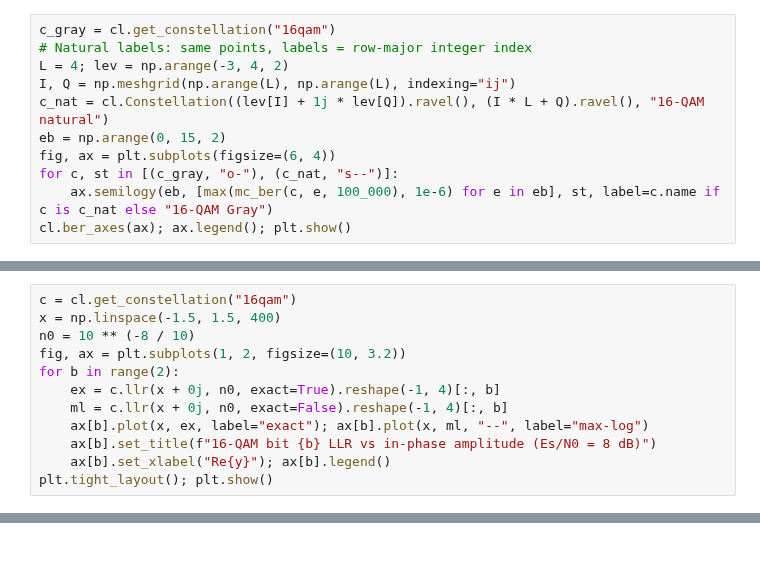
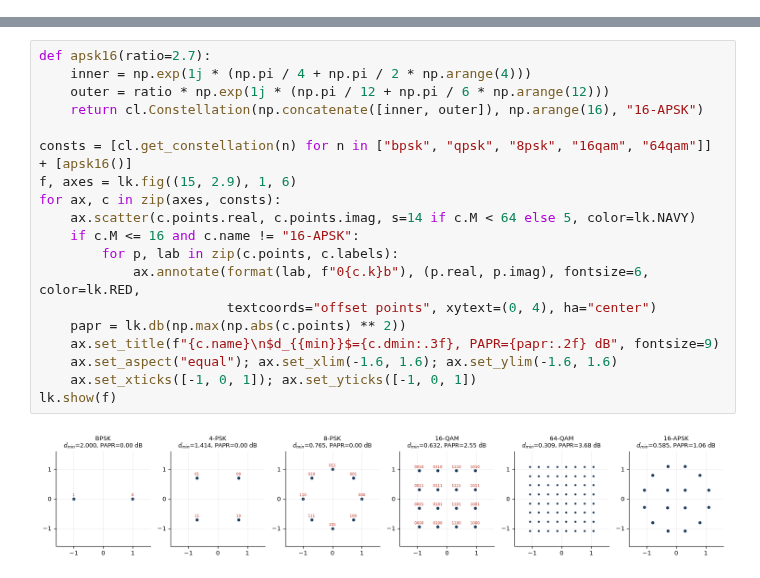
Before and after one commit to JonDuplain16/modern-digital-communications, a Jupyter notebook: moderncomms-labs/labs/lab02_modulation.ipynb, the cells around one changed output, grey strips where cells are left out. Cells and saved outputs as stored; diff of their text form; blank space fills up the shorter version.

```diff
--- a/moderncomms-labs/labs/lab02_modulation.ipynb
+++ b/moderncomms-labs/labs/lab02_modulation.ipynb
@@ -118,11 +0,0 @@ costs one bit error. With natural binary labels it can cost several.
-# %%
-c_gray = cl.get_constellation("16qam")
-# Natural labels: same points, labels = row-major integer index
-L = 4; lev = np.arange(-3, 4, 2)
-I, Q = np.meshgrid(np.arange(L), np.arange(L), indexing="ij")
-c_nat = cl.Constellation((lev[I] + 1j * lev[Q]).ravel(), (I * L + Q).ravel(), "16-QAM natural")
-eb = np.arange(0, 15, 2)
-fig, ax = plt.subplots(figsize=(6, 4))
-for c, st in [(c_gray, "o-"), (c_nat, "s--")]:
-    ax.semilogy(eb, [max(mc_ber(c, e, 100_000), 1e-6) for e in eb], st, label=c.name if c is c_nat else "16-QAM Gray")
-cl.ber_axes(ax); ax.legend(); plt.show()
@@ -138,12 +0,0 @@ Below: the LLR of the first (in-phase MSB) and second bit of 16-QAM along the I
-# %%
-c = cl.get_constellation("16qam")
-x = np.linspace(-1.5, 1.5, 400)
-n0 = 10 ** (-8 / 10)
-fig, ax = plt.subplots(1, 2, figsize=(10, 3.2))
-for b in range(2):
-    ex = c.llr(x + 0j, n0, exact=True).reshape(-1, 4)[:, b]
-    ml = c.llr(x + 0j, n0, exact=False).reshape(-1, 4)[:, b]
-    ax[b].plot(x, ex, label="exact"); ax[b].plot(x, ml, "--", label="max-log")
-    ax[b].set_title(f"16-QAM bit {b} LLR vs in-phase amplitude (Es/N0 = 8 dB)")
-    ax[b].set_xlabel("Re{y}"); ax[b].legend()
-plt.tight_layout(); plt.show()
@@ -162,0 +60,21 @@ plt.tight_layout(); plt.show()
+# %%
+def apsk16(ratio=2.7):
+    inner = np.exp(1j * (np.pi / 4 + np.pi / 2 * np.arange(4)))
+    outer = ratio * np.exp(1j * (np.pi / 12 + np.pi / 6 * np.arange(12)))
+    return cl.Constellation(np.concatenate([inner, outer]), np.arange(16), "16-APSK")
+
+consts = [cl.get_constellation(n) for n in ["bpsk", "qpsk", "8psk", "16qam", "64qam"]] + [apsk16()]
+f, axes = lk.fig((15, 2.9), 1, 6)
+for ax, c in zip(axes, consts):
+    ax.scatter(c.points.real, c.points.imag, s=14 if c.M < 64 else 5, color=lk.NAVY)
+    if c.M <= 16 and c.name != "16-APSK":
+        for p, lab in zip(c.points, c.labels):
+            ax.annotate(format(lab, f"0{c.k}b"), (p.real, p.imag), fontsize=6, color=lk.RED,
+                        textcoords="offset points", xytext=(0, 4), ha="center")
+    papr = lk.db(np.max(np.abs(c.points) ** 2))
+    ax.set_title(f"{c.name}\n$d_{{min}}$={c.dmin:.3f}, PAPR={papr:.2f} dB", fontsize=9)
+    ax.set_aspect("equal"); ax.set_xlim(-1.6, 1.6); ax.set_ylim(-1.6, 1.6)
+    ax.set_xticks([-1, 0, 1]); ax.set_yticks([-1, 0, 1])
+lk.show(f)
+# %% [output]
+[figure, added]
```
Also changed, not shown: parts of 50 cells of this notebook, 52 other files.
